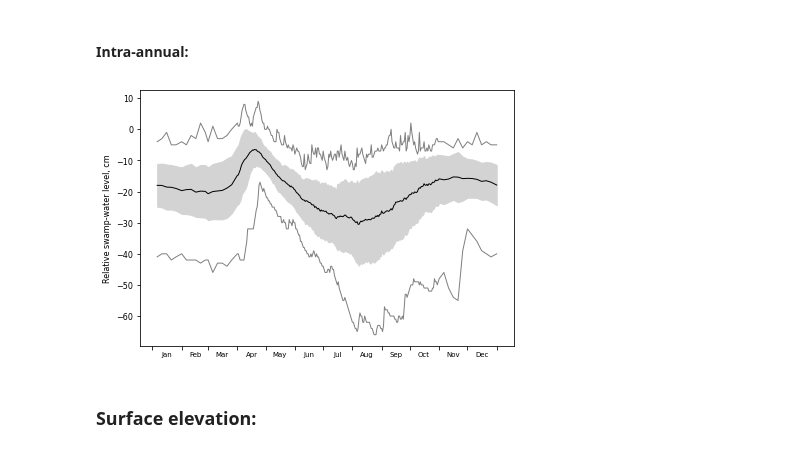
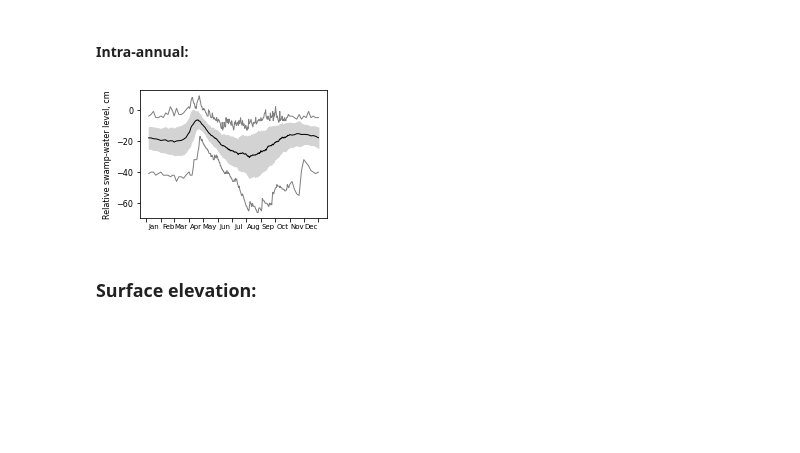
Before and after one commit to shi-hydrology/lammin-suo-plots, a Jupyter notebook: lammin_suo_plots.ipynb, the cells around one changed output. Cells and saved outputs as stored; diff of their text form; code cells hidden in the pictures; blank space fills up the shorter version.

```diff
--- a/lammin_suo_plots.ipynb
+++ b/lammin_suo_plots.ipynb
@@ -896,47 +927,44 @@ Longest time series are from the wells: ['109']
 # %% [markdown]
 #### Intra-annual:
 # %%
-from pandas.tseries.offsets import MonthEnd
-from datetime import timedelta
-
 f = "swamp-water-level_daily_1950-2020.csv"
 
 fig, ax = plt.subplots()
-fig.set_size_inches(2*wu, 2*hu)
+fig.set_size_inches(1*wu, 1*hu)
 
 tmp = prepare(os.path.join(work_dir, f))
 tmp.sort_index(inplace=True)
 
 wl = "104"  # reference well
 
 tmp = tmp.loc[tmp["SW_WELL"] == wl]
 
 # the timetable of obervations was floating during the "cold" period
 # in some years there were daily observations, in some 5-day
 # we need only 5-day observation to remain:
 tmp["LDAY"] = tmp.index + MonthEnd(0)  # the last day of the month
 tmp["DEL"] = tmp.index.month.isin([1, 2, 3, 11, 12]) & ~tmp.index.day.isin((5, 10, 15, 20, 25)) & ~(tmp.index == tmp["LDAY"])
 # display(tmp)
 tmp = tmp.loc[~tmp["DEL"]]
 
 # next we need to merge 29th Feb with the 28ths
 # otherwise it breaks the behaviour of the calc_intra_annual function
 tmp.index = np.where((tmp.index.month == 2) & (tmp.index.day == 29), tmp.index - timedelta(days=1), tmp.index)
 # display(tmp.loc[(tmp.index.month == 2) & (tmp.index.day > 27)])
 
 
 df = calc_intra_annual(tmp, "SW_LEVEL")
 # display(df.loc[df.index > 55])
 plot_intra_annual(df, ax)
 
 ax.set_ylabel("Relative swamp-water level, cm")
 # ax.set_xlabel("Day of year")
 monthly_ticks(ax)
 
 fig_path = os.path.join(fig_dir, "test_swamp-water-level-intra.png")
 plt.savefig(fig_path, dpi=300, transparent=False, facecolor="white")
 # %% [output]
-[figure, old version]
+[figure, new version]
 # %% [markdown]
 ### Surface elevation:
 # %%
```
Also changed, not shown: parts of 4 cells of this notebook.
